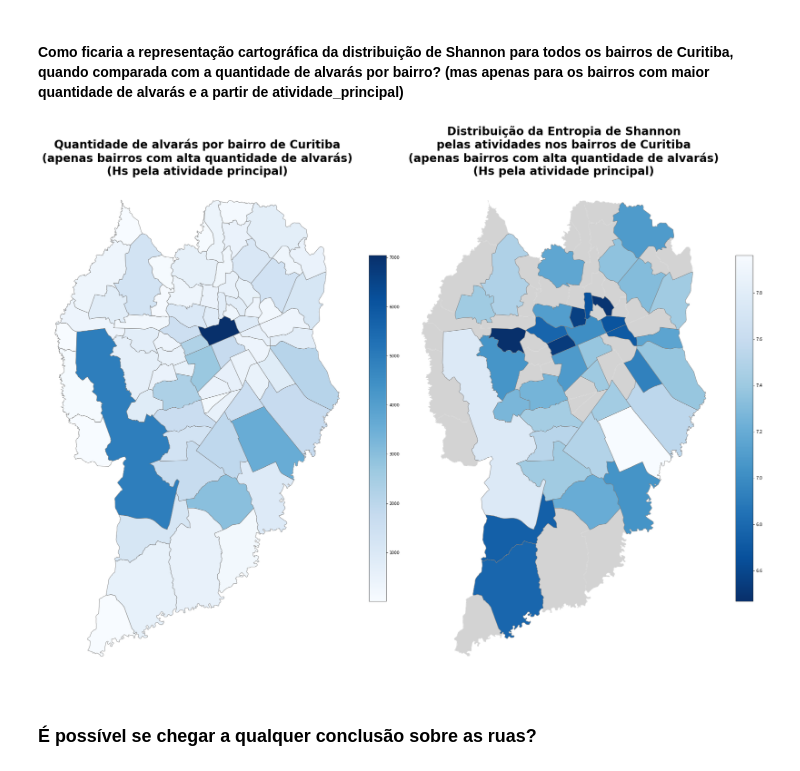
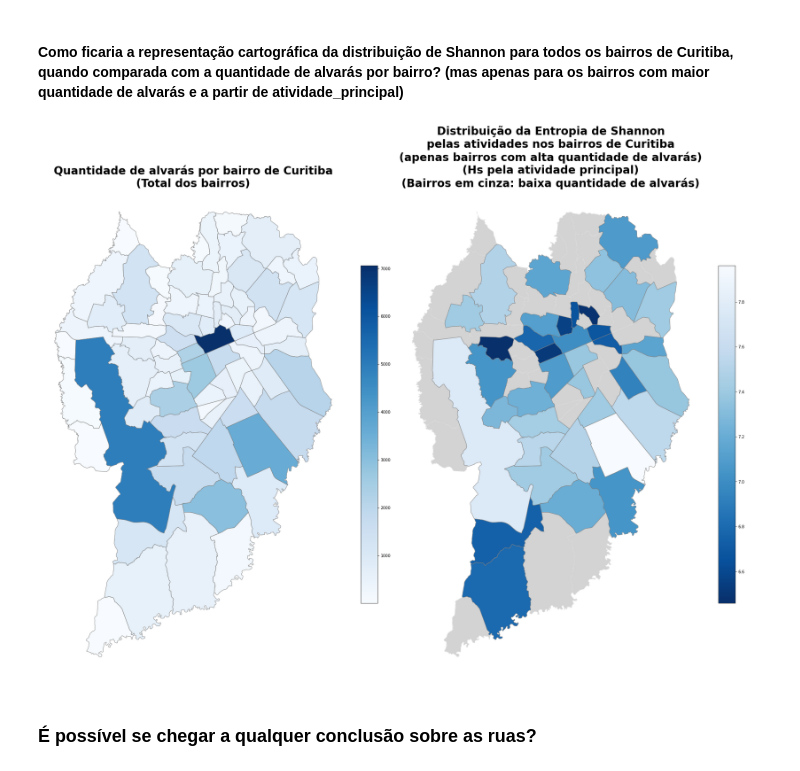
Before and after one commit to avaraujojr/tcc_alcides_alvaras, a Jupyter notebook: notebooks/alvaras_cwb.ipynb, the cells around one changed output. Drawn from its saved outputs; the diff is of its cells as text; code cells hidden in the pictures.

```diff
--- a/notebooks/alvaras_cwb.ipynb
+++ b/notebooks/alvaras_cwb.ipynb
@@ -311,7 +311,12 @@ def Entropia_Shannon_Bairro(var, bairro, df_geral):
     ent = 0
 
     try:
-        df_analisar = df_geral.loc[df_geral['bairro'] == bairro].reset_index(drop=True)
+        if bairro == 'Total Curitiba':
+            df_analisar = df_geral.copy()
+            df_analisar['bairro'] = bairro
+
+        else:
+            df_analisar = df_geral.loc[df_geral['bairro'] == bairro].reset_index(drop=True)
 
         total_alvaras_bairro = len(df_analisar)
 
@@ -1495,18 +1508,19 @@ mapa_hs_bairros_ativ_princ_alta_qt.loc[mapa_hs_bairros_ativ_princ_alta_qt.por_ba
 # %%
 # PLOTAGEM DOS MAPAS LADO A LADO
 from matplotlib.gridspec import GridSpec
-fig = plt.figure(figsize=(25, 24), constrained_layout=True)
+fig_mapa_alta_qt_ativ_princ = plt.figure(figsize=(25, 24), constrained_layout=True)
 
-specs = GridSpec(ncols=2, nrows=1, figure=fig)
+specs = GridSpec(ncols=2, nrows=1, figure=fig_mapa_alta_qt_ativ_princ)
 
-ax1 = fig.add_subplot(specs[0, 0])
+ax1 = fig_mapa_alta_qt_ativ_princ.add_subplot(specs[0, 0])
 mapa_hs_bairros_ativ_princ_alta_qt.plot(ax = gdf_mapa_bairros.plot(ax=ax1, color = 'lightgray'), column = 'por_bairro', edgecolor='gray', cmap='Blues', legend = True, legend_kwds = {'shrink':.5})
-plt.title('Quantidade de alvarás por bairro de Curitiba\n(apenas bairros com alta quantidade de alvarás)\n(Hs pela atividade principal)', fontsize = 28, fontweight = 'bold');
+#plt.title('Quantidade de alvarás por bairro de Curitiba\n(apenas bairros com alta quantidade de alvarás)\n(Hs pela atividade principal)', fontsize = 28, fontweight = 'bold');
+plt.title('Quantidade de alvarás por bairro de Curitiba\n(Total dos bairros)', fontsize = 28, fontweight = 'bold');
 plt.axis('off');
 
-ax2 = fig.add_subplot(specs[0, 1])
+ax2 = fig_mapa_alta_qt_ativ_princ.add_subplot(specs[0, 1])
 mapa_hs_bairros_ativ_princ_alta_qt.plot(ax = gdf_mapa_bairros.plot(ax=ax2, color = 'lightgray'), column = 'Hs_ativ_princ', edgecolor='gray', cmap='Blues_r', legend = True, legend_kwds = {'shrink':.5})
-plt.title('Distribuição da Entropia de Shannon\npelas atividades nos bairros de Curitiba\n(apenas bairros com alta quantidade de alvarás)\n(Hs pela atividade principal)', fontsize = 28, fontweight = 'bold');
+plt.title('Distribuição da Entropia de Shannon\npelas atividades nos bairros de Curitiba\n(apenas bairros com alta quantidade de alvarás)\n(Hs pela atividade principal)\n(Bairros em cinza: baixa quantidade de alvarás)', fontsize = 28, fontweight = 'bold');
 plt.axis('off');
 # %% [output]
-[figure, old version]
+[figure, new version]
```
Also changed, not shown: parts of 87 cells of this notebook.
